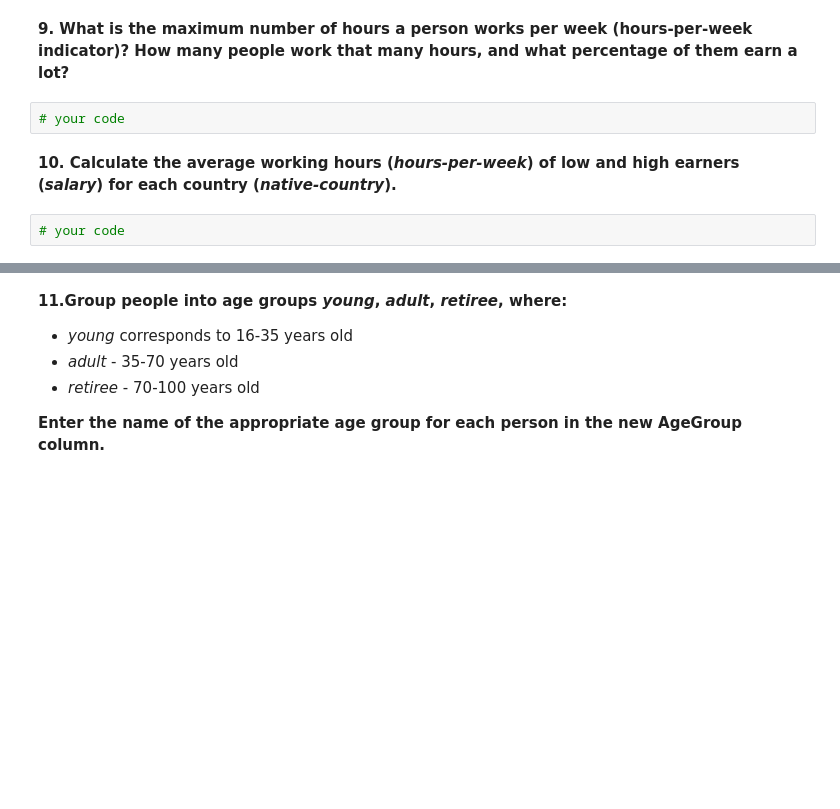
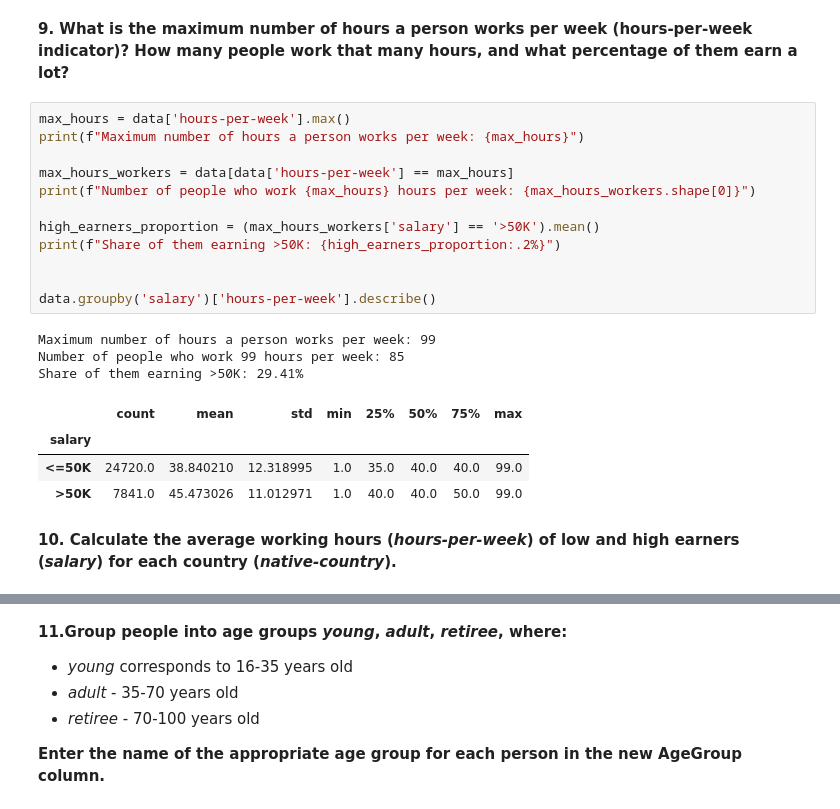
Before and after one commit to vbuyel/inno_numpy_pandas, a Jupyter notebook: pandas/assignment_pandas.ipynb, the cells around one changed output, grey strips where cells are left out. Saved outputs shown, nothing was run; the diff lists cells and outputs as text; blank space fills up the shorter version.

```diff
--- a/pandas/assignment_pandas.ipynb
+++ b/pandas/assignment_pandas.ipynb
@@ -117,8 +129,24 @@ Maximum age of Asian-Pac-Islander males: 90
 # %% [markdown]
 **9. What is the maximum number of hours a person works per week (hours-per-week indicator)? How many people work that many hours, and what percentage of them earn a lot?**
-# %%
-# your code
+# %%
+max_hours = data['hours-per-week'].max()
+print(f"Maximum number of hours a person works per week: {max_hours}")
+
+max_hours_workers = data[data['hours-per-week'] == max_hours]
+print(f"Number of people who work {max_hours} hours per week: {max_hours_workers.shape[0]}")
+
+high_earners_proportion = (max_hours_workers['salary'] == '>50K').mean()
+print(f"Share of them earning >50K: {high_earners_proportion:.2%}")
+
+
+data.groupby('salary')['hours-per-week'].describe()
+# %% [output]
+Maximum number of hours a person works per week: 99
+Number of people who work 99 hours per week: 85
+Share of them earning >50K: 29.41%
+|  | count | mean | std | min | 25% | 50% | 75% | max |
+| salary |  |  |  |  |  |  |  |  |
+| <=50K | 24720.0 | 38.840210 | 12.318995 | 1.0 | 35.0 | 40.0 | 40.0 | 99.0 |
+| >50K | 7841.0 | 45.473026 | 11.012971 | 1.0 | 40.0 | 40.0 | 50.0 | 99.0 |
 # %% [markdown]
 **10. Calculate the average working hours (*hours-per-week*) of low and high earners (*salary*) for each country (*native-country*).**
-# %%
-# your code
```
Also changed, not shown: parts of 11 cells of this notebook.
